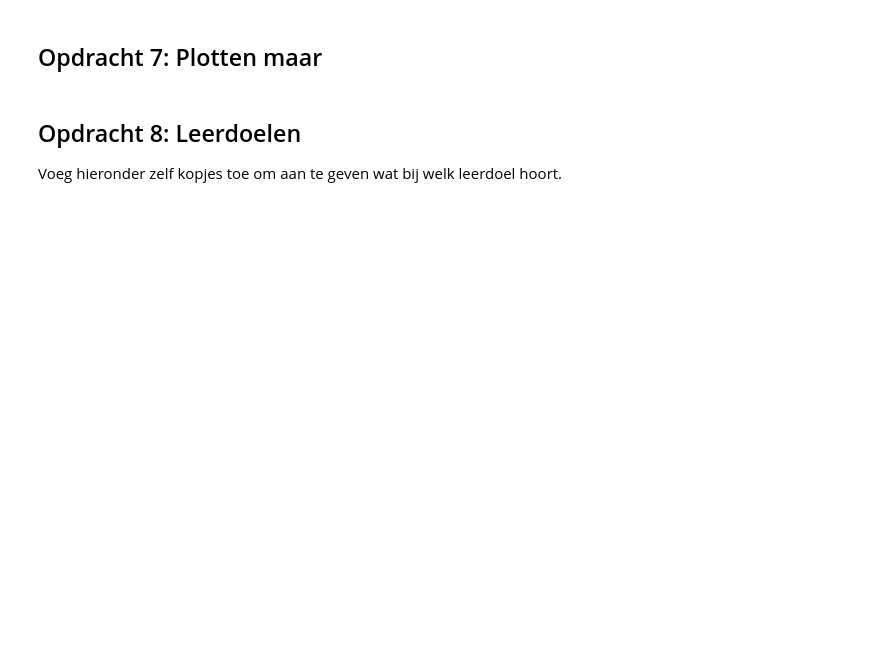
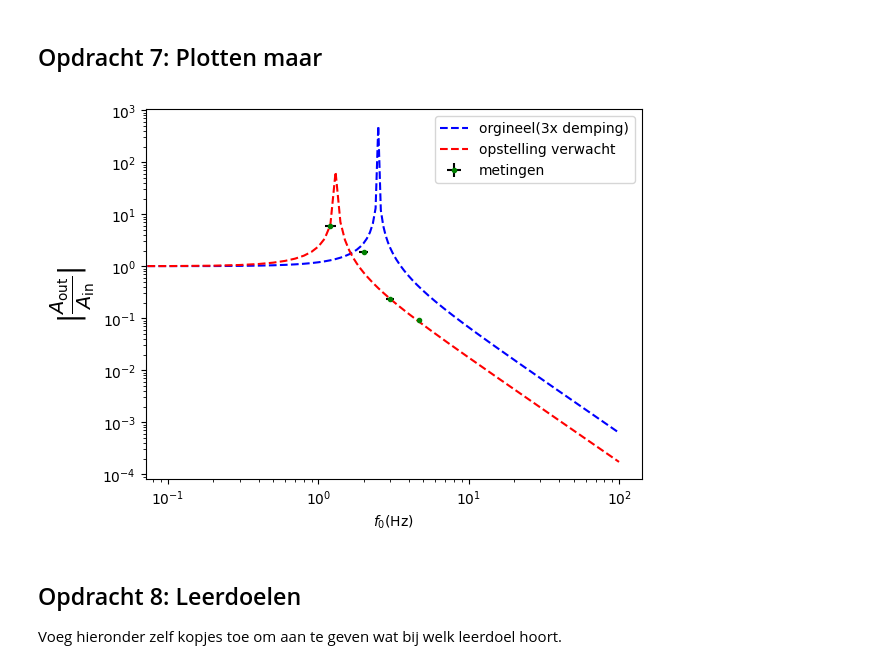
Before and after one commit to IshaSchneiders/opdrachten-DEF-D-Isha_Schneiders, a Jupyter notebook: FysiekeOntwerpopdrachten/5MaakEenOpstellingTrillingsvrij/Ontwerpopdracht5MaakEenOpstellingTrillingsvrijInvulTemplate.ipynb, the cells around one changed output. Cells and saved outputs as stored; diff of their text form; code cells hidden in the pictures; blank space fills up the shorter version.

```diff
--- a/FysiekeOntwerpopdrachten/5MaakEenOpstellingTrillingsvrij/Ontwerpopdracht5MaakEenOpstellingTrillingsvrijInvulTemplate.ipynb
+++ b/FysiekeOntwerpopdrachten/5MaakEenOpstellingTrillingsvrij/Ontwerpopdracht5MaakEenOpstellingTrillingsvrijInvulTemplate.ipynb
@@ -180,7 +245,29 @@ plt.show()
 # %% [markdown]
 ## Opdracht 7: Plotten maar
 # %%
-# Voeg hier je plots in.
+#meetwaarden
+Ain=np.array([0.12,0.23,0.86,4.3]) #de grondamplitude/ plankamplitude
+Aout=np.array([0.70,0.43,0.20,0.4]) #de amplitude van de opstelling
+plank_frequenties=np.array([1.2,2.0,3.0,4.7]) #frequentie van de plank
+#ops_frequenties=np.array([]) #frequentie van opstelling
+Ain_Aout_meting=Aout/Ain
+
+
+#plot
+f_err=np.array([0.1,0.15,0.2,0.2]) #Hz
+A_err=np.array([0.15,0.16,0.3,0.5])*1e-2 #m oftewel 0.2 cm
+plt.figure()
+plt.plot(w0_arr,Aout_Ain(w0_arr,w_c),"b--",label="orgineel(3x demping)")
+plt.plot(w0_arr,Aout_Ain(w0_arr,w_c_ops),"r--",label="opstelling verwacht")
+plt.errorbar(plank_frequenties,Ain_Aout_meting,xerr=f_err,yerr=A_err,ecolor="black",fmt="g.",label="metingen")
+plt.ylabel(r"|$\frac{A_\text{out}}{A_\text{in}}$|",fontsize=20)
+plt.xlabel(r"$f_0$(Hz)")
+plt.loglog()
+plt.legend()
+#plt.savefig("metingen_met_verwachting")
+plt.show()
+# %% [output]
+[figure, added]
 # %% [markdown]
 ## Opdracht 8: Leerdoelen
 Voeg hieronder zelf kopjes toe om aan te geven wat bij welk leerdoel hoort.
```
Also changed, not shown: parts of 13 cells of this notebook, 3 other files.
